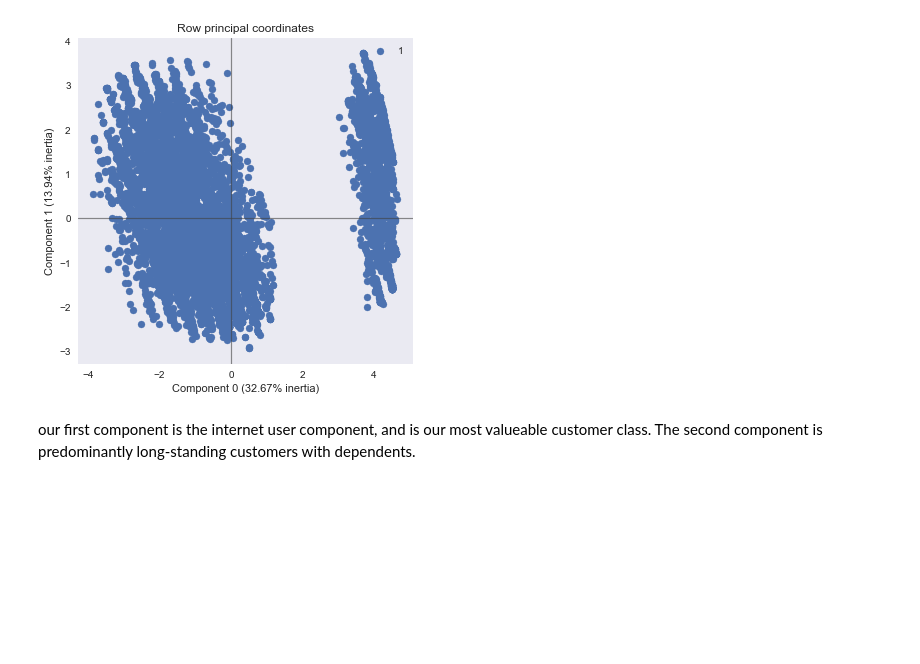
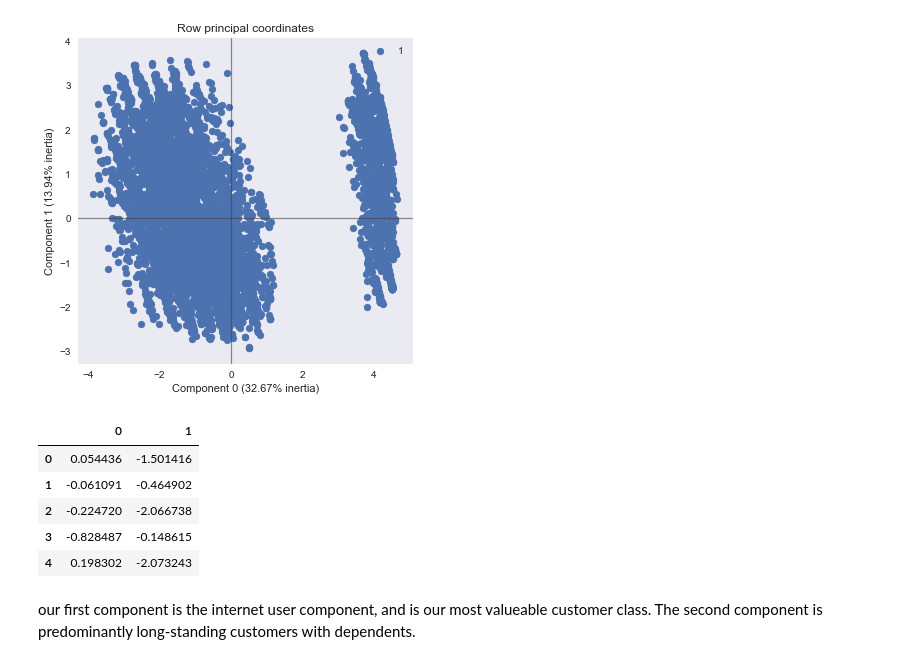
Before and after one commit to cjrutherford/mining, a Jupyter notebook: Data Mining Code Portion..ipynb, the cells around one changed output. Cells and saved outputs as stored; diff of their text form; code cells hidden in the pictures; blank space fills up the shorter version.

```diff
--- a/Data Mining Code Portion..ipynb
+++ b/Data Mining Code Portion..ipynb
@@ -1136,5 +1135,15 @@ pca.plot_row_coordinates(customer_data)
 # %% [output]
 <matplotlib.axes._subplots.AxesSubplot at 0x...>
 [figure]
+# %%
+components = fit[[0,1]]
+components.head()
+# %% [output]
+|  | 0 | 1 |
+| 0 | 0.054436 | -1.501416 |
+| 1 | -0.061091 | -0.464902 |
+| 2 | -0.224720 | -2.066738 |
+| 3 | -0.828487 | -0.148615 |
+| 4 | 0.198302 | -2.073243 |
 # %% [markdown]
 our first component is the internet user component, and is our most valueable customer class. The second component is predominantly long-standing customers with dependents.
```
Also changed, not shown: parts of 14 cells of this notebook, 26 other files.
